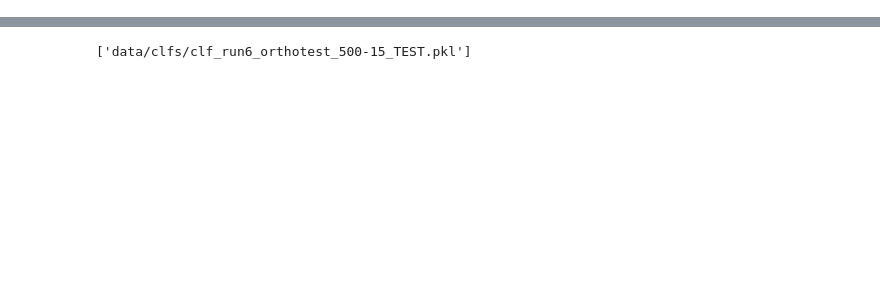
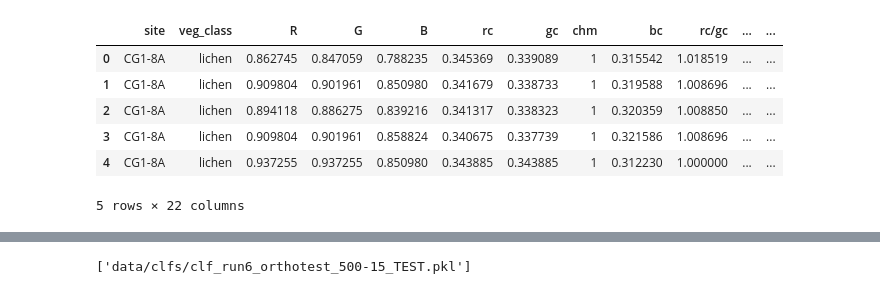
Before and after one commit to mbb25/genericRF_NWT, a Jupyter notebook: 3_classification_clean.ipynb, the cells around one changed output, grey strips where cells are left out. Drawn from its saved outputs; the diff is of its cells as text; code cells hidden in the pictures; blank space fills up the shorter version.

```diff
--- a/3_classification_clean.ipynb
+++ b/3_classification_clean.ipynb
@@ -172,0 +25,14 @@ R          0.044794
+# %%
+runpath = os.path.join('runs', runname)
+if not os.path.exists(runpath):
+    os.mkdir(runpath)
+df = pd.read_csv(filename)
+df.head()
+# %% [output]
+|  | site | veg_class | R | G | B | rc | gc | chm | bc | rc/gc | ... | ... |
+| 0 | CG1-8A | lichen | 0.862745 | 0.847059 | 0.788235 | 0.345369 | 0.339089 | 1 | 0.315542 | 1.018519 | ... | ... |
+| 1 | CG1-8A | lichen | 0.909804 | 0.901961 | 0.850980 | 0.341679 | 0.338733 | 1 | 0.319588 | 1.008696 | ... | ... |
+| 2 | CG1-8A | lichen | 0.894118 | 0.886275 | 0.839216 | 0.341317 | 0.338323 | 1 | 0.320359 | 1.008850 | ... | ... |
+| 3 | CG1-8A | lichen | 0.909804 | 0.901961 | 0.858824 | 0.340675 | 0.337739 | 1 | 0.321586 | 1.008696 | ... | ... |
+| 4 | CG1-8A | lichen | 0.937255 | 0.937255 | 0.850980 | 0.343885 | 0.343885 | 1 | 0.312230 | 1.000000 | ... | ... |
+5 rows × 22 columns
```
Also changed, not shown: parts of 9 cells of this notebook, 3 other files.
